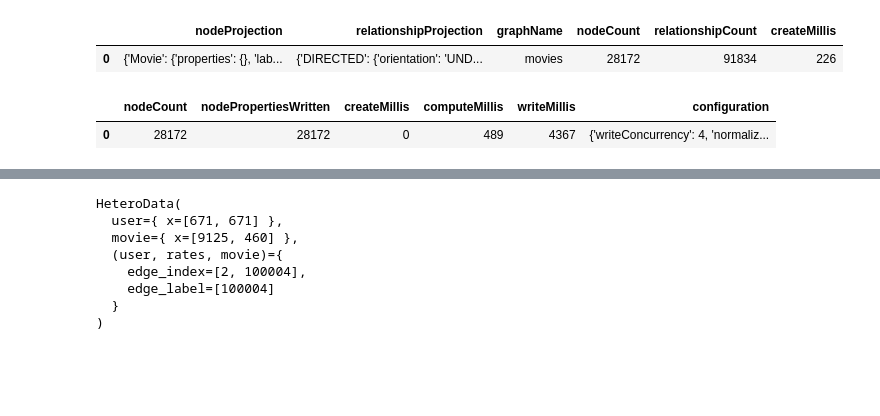
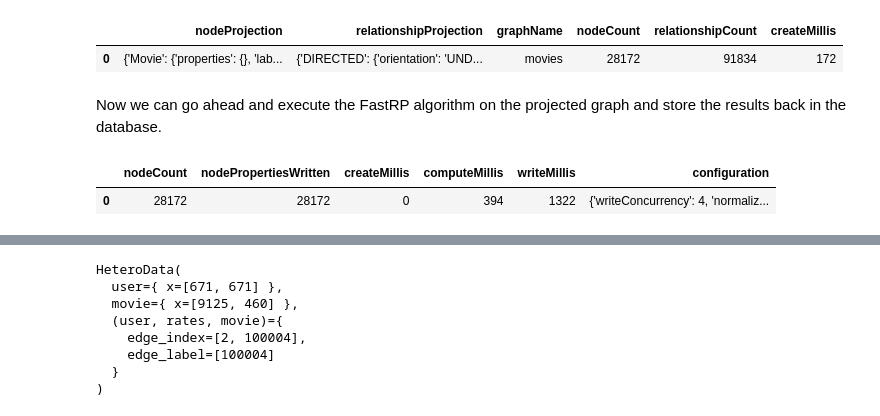
Before and after one commit to tomasonjo/blogs, a Jupyter notebook: pyg2neo/Movie_recommendations.ipynb, the cells around one changed output, grey strips where cells are left out. Drawn from its saved outputs; the diff is of its cells as text; code cells hidden in the pictures; blank space fills up the shorter version.

```diff
--- a/pyg2neo/Movie_recommendations.ipynb
+++ b/pyg2neo/Movie_recommendations.ipynb
@@ -49,7 +63,7 @@ password = 'company-science-journals'
 
 driver = GraphDatabase.driver(url, auth=(user, password))
 
-def fetch_data(query):
+def fetch_data(query, params={}):
   with driver.session() as session:
-    result = session.run(query)
+    result = session.run(query, params)
     return pd.DataFrame([r.values() for r in result], columns=result.keys())
@@ -56,14 +73,17 @@ def fetch_data(query):
 # %%
 fetch_data("""
-CALL gds.graph.create('movies', ['Movie', 'Person'], {ACTED_IN: {orientation:'UNDIRECTED'}, DIRECTED: {orientation:'UNDIRECTED'}})
+CALL gds.graph.create('movies', ['Movie', 'Person'],
+  {ACTED_IN: {orientation:'UNDIRECTED'}, DIRECTED: {orientation:'UNDIRECTED'}})
 """)
 # %% [output]
 |  | nodeProjection | relationshipProjection | graphName | nodeCount | relationshipCount | createMillis |
-| 0 | {'Movie': {'properties': {}, 'lab... | {'DIRECTED': {'orientation': 'UND... | movies | 28172 | 91834 | 226 |
+| 0 | {'Movie': {'properties': {}, 'lab... | {'DIRECTED': {'orientation': 'UND... | movies | 28172 | 91834 | 172 |
+# %% [markdown]
+Now we can go ahead and execute the FastRP algorithm on the projected graph and store the results back in the database.
 # %%
 fetch_data("""
 CALL gds.fastRP.write('movies', {writeProperty:'fastrp', embeddingDimension:56})
 """)
 # %% [output]
 |  | nodeCount | nodePropertiesWritten | createMillis | computeMillis | writeMillis | configuration |
-| 0 | 28172 | 28172 | 0 | 489 | 4367 | {'writeConcurrency': 4, 'normaliz... |
+| 0 | 28172 | 28172 | 0 | 394 | 1322 | {'writeConcurrency': 4, 'normaliz... |
```
Also changed, not shown: parts of 29 cells of this notebook.
